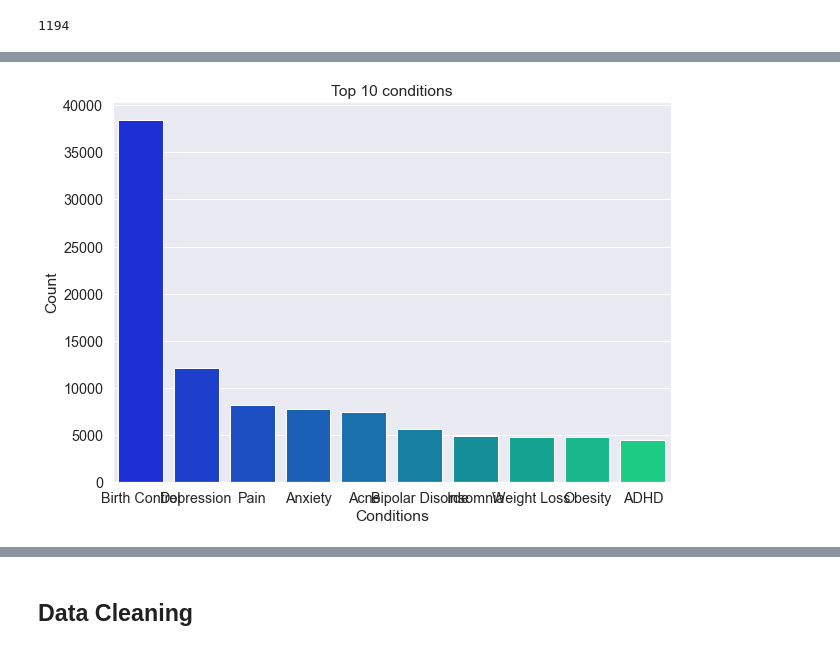
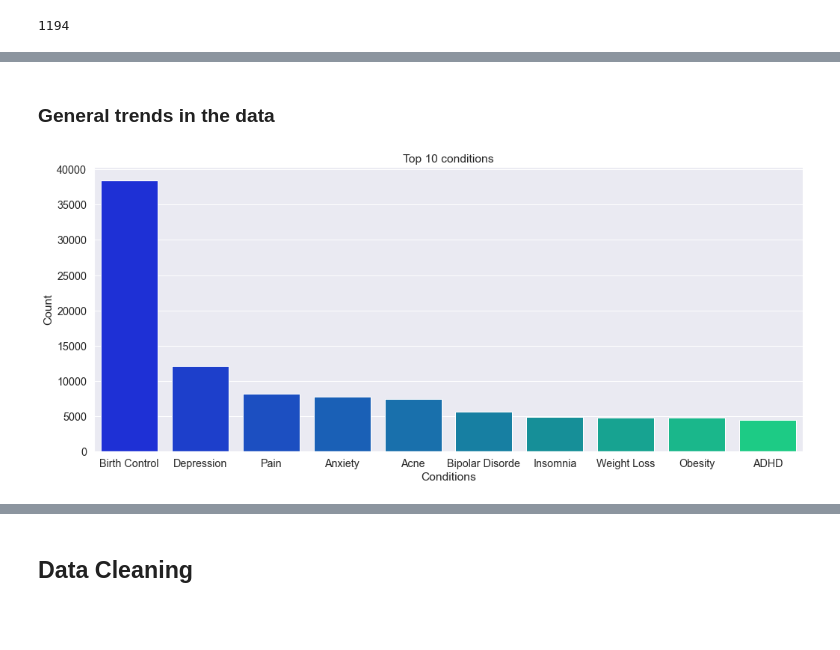
Before and after one commit to OdeliaAhdout/Drug-dataset, a Jupyter notebook: drugs_notebook.ipynb, the cells around one changed output, grey strips where cells are left out. Drawn from its saved outputs; the diff is of its cells as text; code cells hidden in the pictures; blank space fills up the shorter version.

```diff
--- a/drugs_notebook.ipynb
+++ b/drugs_notebook.ipynb
@@ -135,13 +183,15 @@ Name: rating, dtype: float64
+# %% [markdown]
+### General trends in the data
 # %%
 cond = dict(df['condition'].value_counts())
 top_condition = list(cond.keys())[0:10]
 values = list(cond.values())[0:10]
 sns.set(style = 'darkgrid', font_scale = 1.3)
-plt.rcParams['figure.figsize'] = [10, 7]
+plt.rcParams['figure.figsize'] = [17, 7]
 
 sns_ = sns.barplot(x = top_condition, y = values, palette = 'winter')
 sns_.set_title("Top 10 conditions")
 sns_.set_xlabel("Conditions")
 sns_.set_ylabel("Count");
 # %% [output]
-[figure, old version]
+[figure, new version]
```
Also changed, not shown: parts of 106 cells of this notebook, 1 other file.
